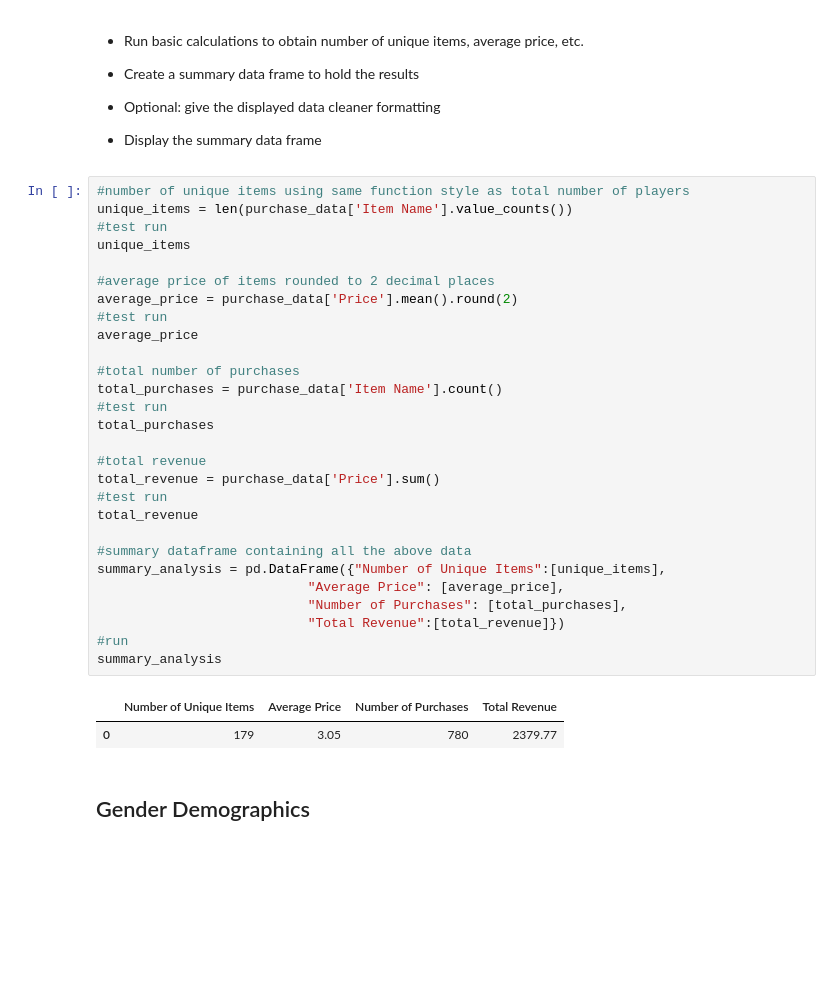
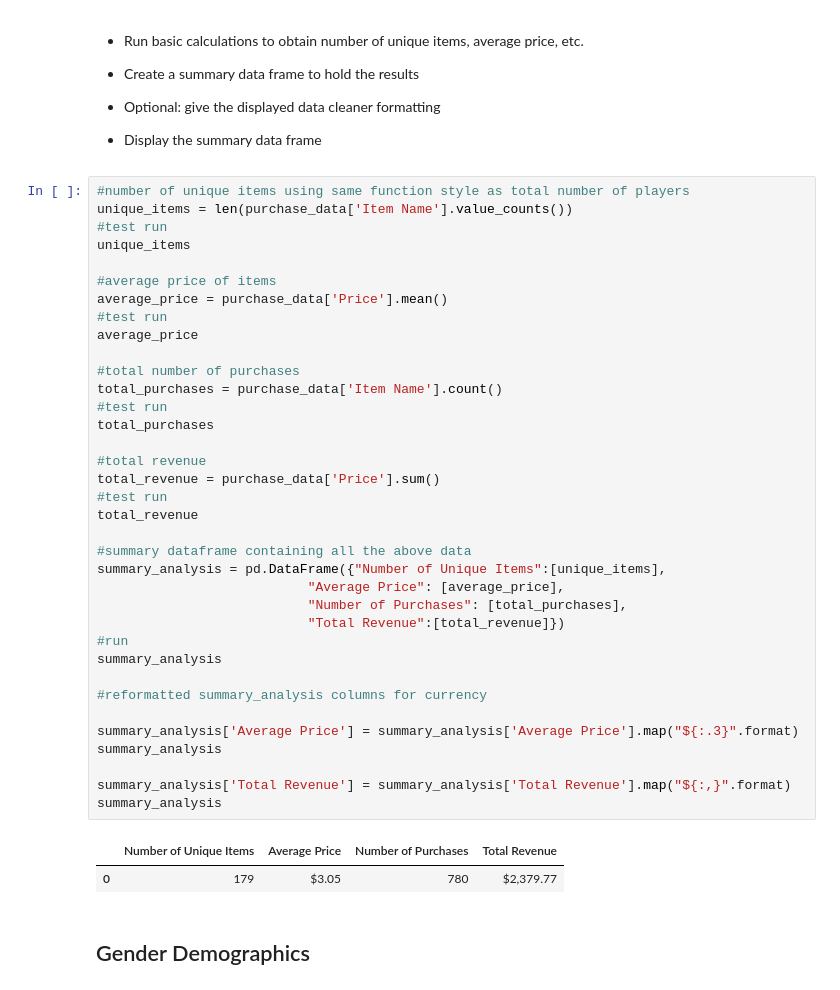
Before and after one commit to teresaflicek/pandas-challenge, a Jupyter notebook: HeroesOfPymoli/HeroesOfPymoli!.ipynb, the cells around one changed output. Saved outputs shown, nothing was run; the diff lists cells and outputs as text; blank space fills up the shorter version.

Commit message:
purchasing analysis formatting

```diff
--- a/HeroesOfPymoli/HeroesOfPymoli!.ipynb
+++ b/HeroesOfPymoli/HeroesOfPymoli!.ipynb
@@ -53,34 +53,42 @@ total_players
 # %%
 #number of unique items using same function style as total number of players
 unique_items = len(purchase_data['Item Name'].value_counts())
 #test run
 unique_items
 
-#average price of items rounded to 2 decimal places
-average_price = purchase_data['Price'].mean().round(2)
+#average price of items
+average_price = purchase_data['Price'].mean()
 #test run
 average_price
 
 #total number of purchases
 total_purchases = purchase_data['Item Name'].count()
 #test run
 total_purchases
 
 #total revenue
 total_revenue = purchase_data['Price'].sum()
 #test run
 total_revenue
 
 #summary dataframe containing all the above data
 summary_analysis = pd.DataFrame({"Number of Unique Items":[unique_items],
                            "Average Price": [average_price],
                            "Number of Purchases": [total_purchases],
                            "Total Revenue":[total_revenue]})
 #run
 summary_analysis
+
+#reformatted summary_analysis columns for currency
+
+summary_analysis['Average Price'] = summary_analysis['Average Price'].map("${:.3}".format)
+summary_analysis
+
+summary_analysis['Total Revenue'] = summary_analysis['Total Revenue'].map("${:,}".format)
+summary_analysis
 # %% [output]
 |  | Number of Unique Items | Average Price | Number of Purchases | Total Revenue |
-| 0 | 179 | 3.05 | 780 | 2379.77 |
+| 0 | 179 | $3.05 | 780 | $2,379.77 |
 # %% [markdown]
 ## Gender Demographics
 # %% [markdown]
```
Also changed, not shown: parts of 1 cell of this notebook.
